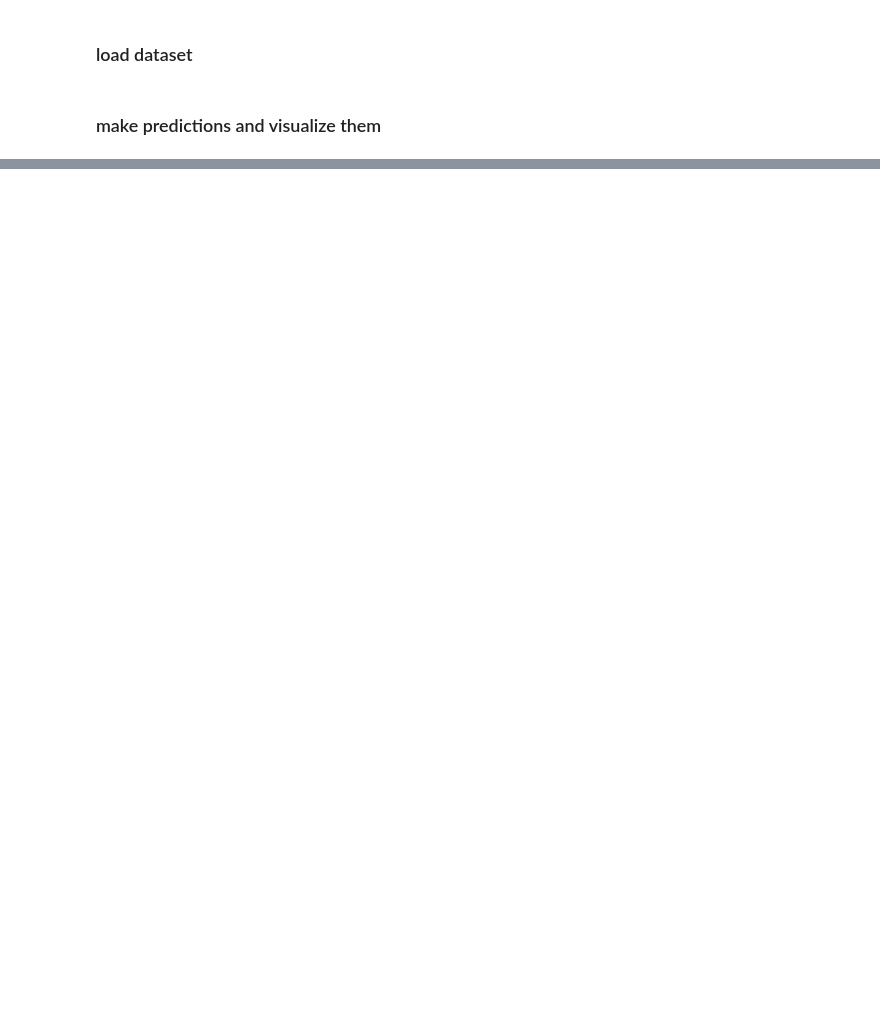
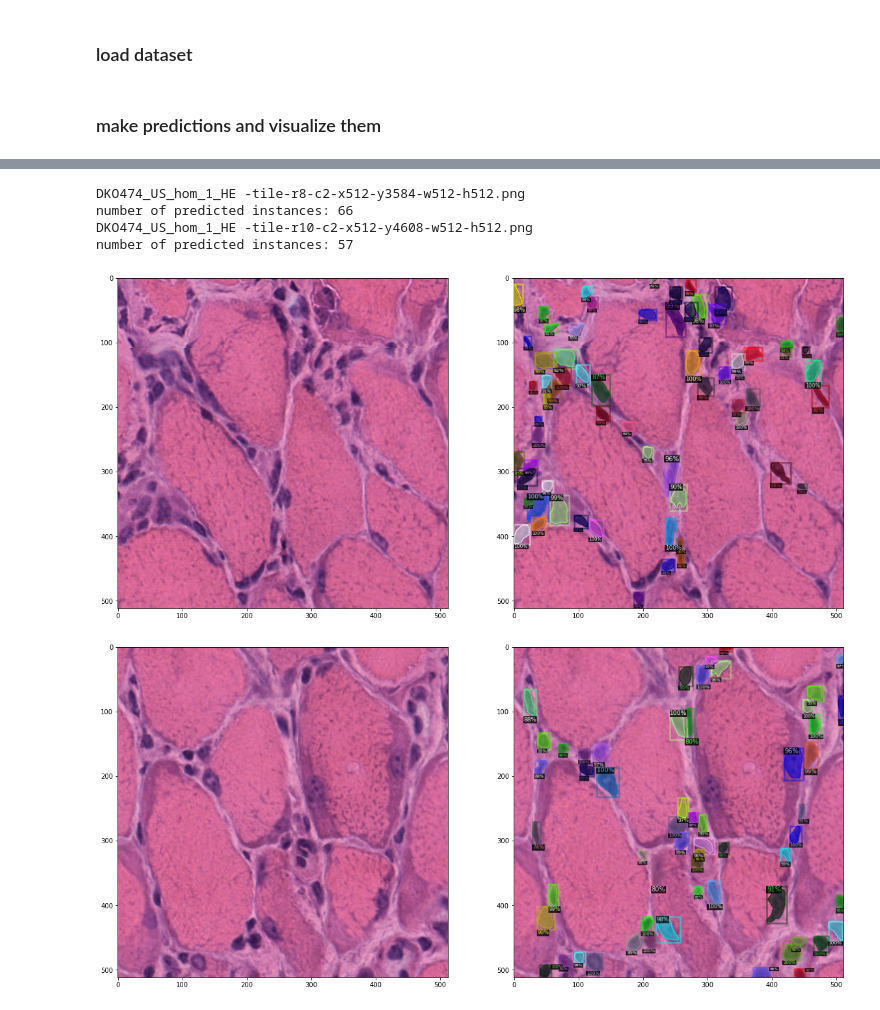
Before and after one commit to ChristophNeuner/nuclei_detection, a Jupyter notebook: nuclei_detection.ipynb, the cells around one changed output, grey strips where cells are left out. Saved outputs shown, nothing was run; the diff lists cells and outputs as text; code cells hidden in the pictures; blank space fills up the shorter version.

```diff
--- a/nuclei_detection.ipynb
+++ b/nuclei_detection.ipynb
@@ -626,6 +681,7 @@ for p in random.sample(img_paths_test, 5):
 # %%
 preds = {}
-for p in tqdm(img_paths_test):
+for d['file_name'] in tqdm(dataset_dicts_nuclei_test):
+    p = d['file_name']
     img = cv2.imread(str(p))
     with torch.no_grad():
         pred = predictor(img)
@@ -801,7 +885,7 @@ predictor = DefaultPredictor(cfg)
 # %% [markdown]
 ###  load dataset
 # %%
-#nuclei_metadata_muscle = MetadataCatalog.get(f"nuclei_muscle")
-#dataset_dicts_nuclei_muscle = get_nuclei_dicts(img_paths_train, isTestSet=True)
+metadata_nuclei_muscle = MetadataCatalog.get(f"nuclei_muscle")
+dataset_dicts_nuclei_muscle = get_nuclei_dicts(img_paths_muscles, isTestSet=True)
 # %% [markdown]
 ### make predictions and visualize them
@@ -837,3 +892,16 @@ number of predicted instances: 24
+# %%
+visualize(dataset_dicts=dataset_dicts_nuclei_muscle[:2],
+          metadata=metadata_nuclei_muscle,
+          ground_truth_available=False,
+          with_preds=True,
+          predictor=predictor)
+# %% [output]
+DKO474_US_hom_1_HE -tile-r8-c2-x512-y3584-w512-h512.png
+number of predicted instances: 66
+DKO474_US_hom_1_HE -tile-r10-c2-x512-y4608-w512-h512.png
+number of predicted instances: 57
+[figure, added]
+[figure, added]
 # %%
 #https://detectron2.readthedocs.io/tutorials/data_loading.html
 #https://detectron2.readthedocs.io/_modules/detectron2/data/dataset_mapper.html#DatasetMapper
```
Also changed, not shown: parts of 37 cells of this notebook.
